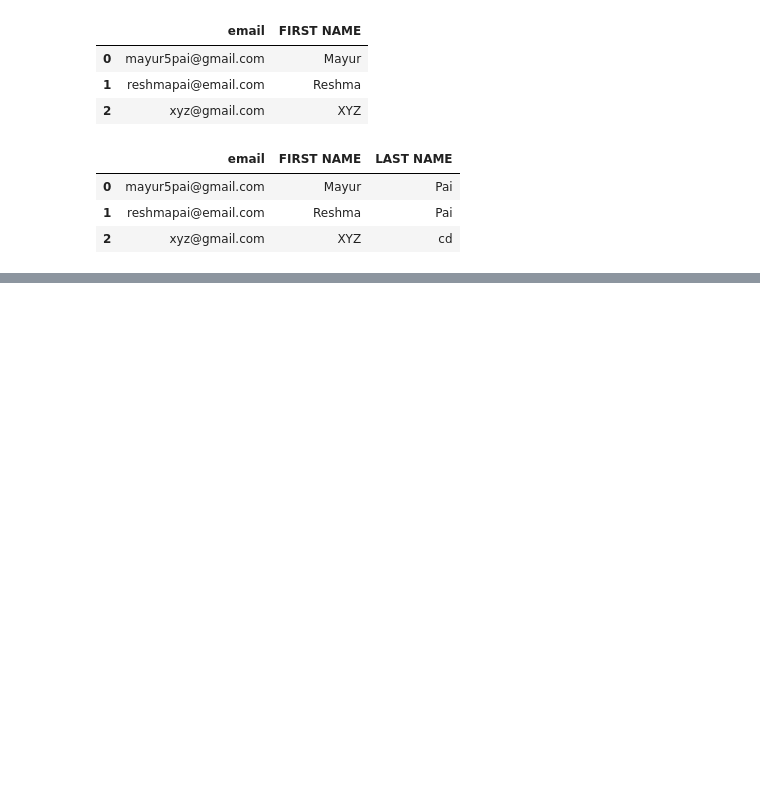
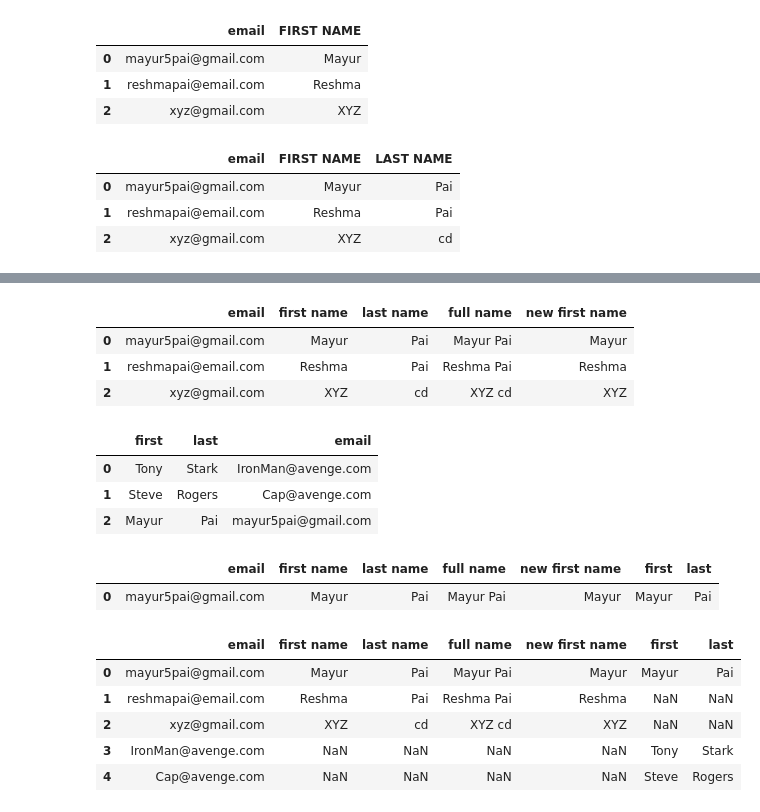
Before and after one commit to mayurpai/Gx, a Jupyter notebook: Pandas/02 - Pandas.ipynb, the cells around one changed output, grey strips where cells are left out. Saved outputs shown, nothing was run; the diff lists cells and outputs as text; code cells hidden in the pictures; blank space fills up the shorter version.

```diff
--- a/Pandas/02 - Pandas.ipynb
+++ b/Pandas/02 - Pandas.ipynb
@@ -329,0 +336,2 @@ df
+# %%
+df.columns = [z.lower() for z in df.columns]
@@ -329,0 +356,7 @@ df
+# %%
+df
+# %% [output]
+|  | email | first name | last name | full name | new first name |
+| 0 | mayur5pai@gmail.com | Mayur | Pai | Mayur Pai | Mayur |
+| 1 | reshmapai@email.com | Reshma | Pai | Reshma Pai | Reshma |
+| 2 | xyz@gmail.com | XYZ | cd | XYZ cd | XYZ |
@@ -329,0 +370,7 @@ df
+# %%
+df2
+# %% [output]
+|  | first | last | email |
+| 0 | Tony | Stark | IronMan@avenge.com |
+| 1 | Steve | Rogers | Cap@avenge.com |
+| 2 | Mayur | Pai | mayur5pai@gmail.com |
@@ -329,0 +379,14 @@ df
+# %%
+pd.merge(df, df2, on='email', how='inner')
+# %% [output]
+|  | email | first name | last name | full name | new first name | first | last |
+| 0 | mayur5pai@gmail.com | Mayur | Pai | Mayur Pai | Mayur | Mayur | Pai |
+# %%
+pd.merge(df, df2, on='email', how='outer')
+# %% [output]
+|  | email | first name | last name | full name | new first name | first | last |
+| 0 | mayur5pai@gmail.com | Mayur | Pai | Mayur Pai | Mayur | Mayur | Pai |
+| 1 | reshmapai@email.com | Reshma | Pai | Reshma Pai | Reshma | NaN | NaN |
+| 2 | xyz@gmail.com | XYZ | cd | XYZ cd | XYZ | NaN | NaN |
+| 3 | IronMan@avenge.com | NaN | NaN | NaN | NaN | Tony | Stark |
+| 4 | Cap@avenge.com | NaN | NaN | NaN | NaN | Steve | Rogers |
```
Also changed, not shown: parts of 49 cells of this notebook, 2 other files.
